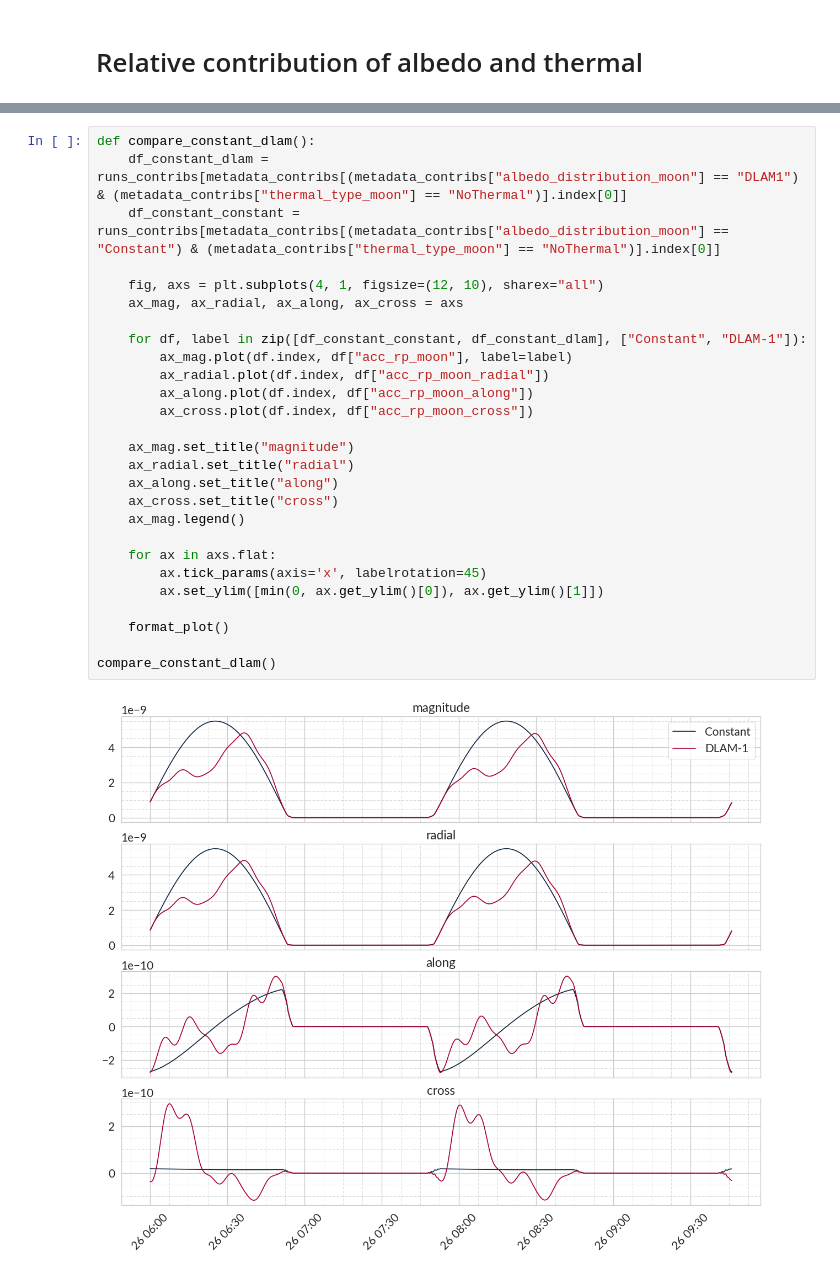
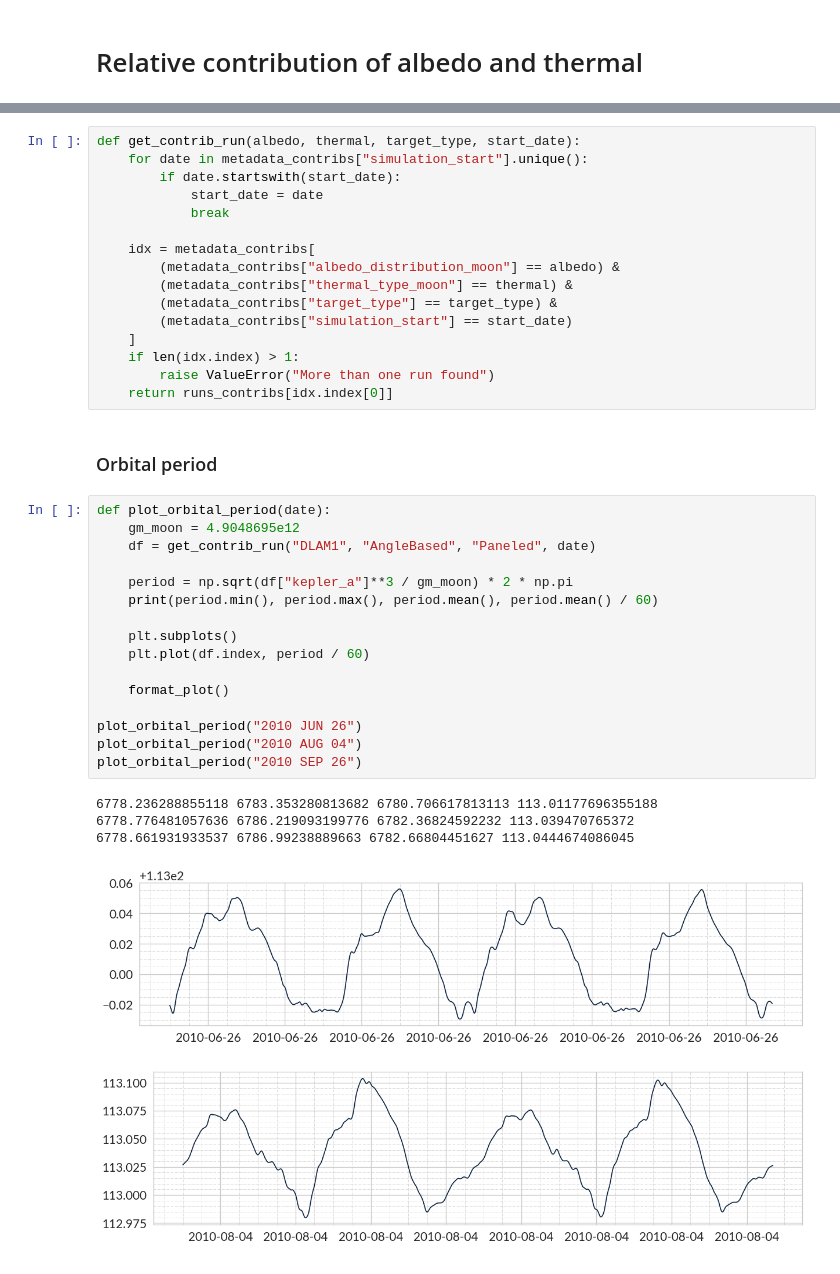
Before and after one commit to DominikStiller/tudelft-hpb-project, a Jupyter notebook: analysis/lro_preliminary_results.ipynb, the cells around one changed output, grey strips where cells are left out. Saved outputs shown, nothing was run; the diff lists cells and outputs as text.

```diff
--- a/analysis/lro_preliminary_results.ipynb
+++ b/analysis/lro_preliminary_results.ipynb
@@ -74,29 +113,40 @@ metadata_contribs
-# %%
-def compare_constant_dlam():
-    df_constant_dlam = runs_contribs[metadata_contribs[(metadata_contribs["albedo_distribution_moon"] == "DLAM1") & (metadata_contribs["thermal_type_moon"] == "NoThermal")].index[0]]
-    df_constant_constant = runs_contribs[metadata_contribs[(metadata_contribs["albedo_distribution_moon"] == "Constant") & (metadata_contribs["thermal_type_moon"] == "NoThermal")].index[0]]
-
-    fig, axs = plt.subplots(4, 1, figsize=(12, 10), sharex="all")
-    ax_mag, ax_radial, ax_along, ax_cross = axs
-
-    for df, label in zip([df_constant_constant, df_constant_dlam], ["Constant", "DLAM-1"]):
-        ax_mag.plot(df.index, df["acc_rp_moon"], label=label)
-        ax_radial.plot(df.index, df["acc_rp_moon_radial"])
-        ax_along.plot(df.index, df["acc_rp_moon_along"])
-        ax_cross.plot(df.index, df["acc_rp_moon_cross"])
-
-    ax_mag.set_title("magnitude")
-    ax_radial.set_title("radial")
-    ax_along.set_title("along")
-    ax_cross.set_title("cross")
-    ax_mag.legend()
-
-    for ax in axs.flat:
-        ax.tick_params(axis='x', labelrotation=45)
-        ax.set_ylim([min(0, ax.get_ylim()[0]), ax.get_ylim()[1]])
-
-    format_plot()
-
-compare_constant_dlam()
-# %% [output]
-[figure, removed]
+# %%
+def get_contrib_run(albedo, thermal, target_type, start_date):
+    for date in metadata_contribs["simulation_start"].unique():
+        if date.startswith(start_date):
+            start_date = date
+            break
+
+    idx = metadata_contribs[
+        (metadata_contribs["albedo_distribution_moon"] == albedo) &
+        (metadata_contribs["thermal_type_moon"] == thermal) &
+        (metadata_contribs["target_type"] == target_type) &
+        (metadata_contribs["simulation_start"] == start_date)
+    ]
+    if len(idx.index) > 1:
+        raise ValueError("More than one run found")
+    return runs_contribs[idx.index[0]]
+# %% [markdown]
+### Orbital period
+# %%
+def plot_orbital_period(date):
+    gm_moon = 4.9048695e12
+    df = get_contrib_run("DLAM1", "AngleBased", "Paneled", date)
+
+    period = np.sqrt(df["kepler_a"]**3 / gm_moon) * 2 * np.pi
+    print(period.min(), period.max(), period.mean(), period.mean() / 60)
+
+    plt.subplots()
+    plt.plot(df.index, period / 60)
+
+    format_plot()
+
+plot_orbital_period("2010 JUN 26")
+plot_orbital_period("2010 AUG 04")
+plot_orbital_period("2010 SEP 26")
+# %% [output]
+6778.236288855118 6783.353280813682 6780.706617813113 113.01177696355188
+6778.776481057636 6786.219093199776 6782.36824592232 113.039470765372
+6778.661931933537 6786.99238889663 6782.66804451627 113.0444674086045
+[figure, added]
+[figure, added]
```
Also changed, not shown: parts of 47 cells of this notebook, 12 other files.
